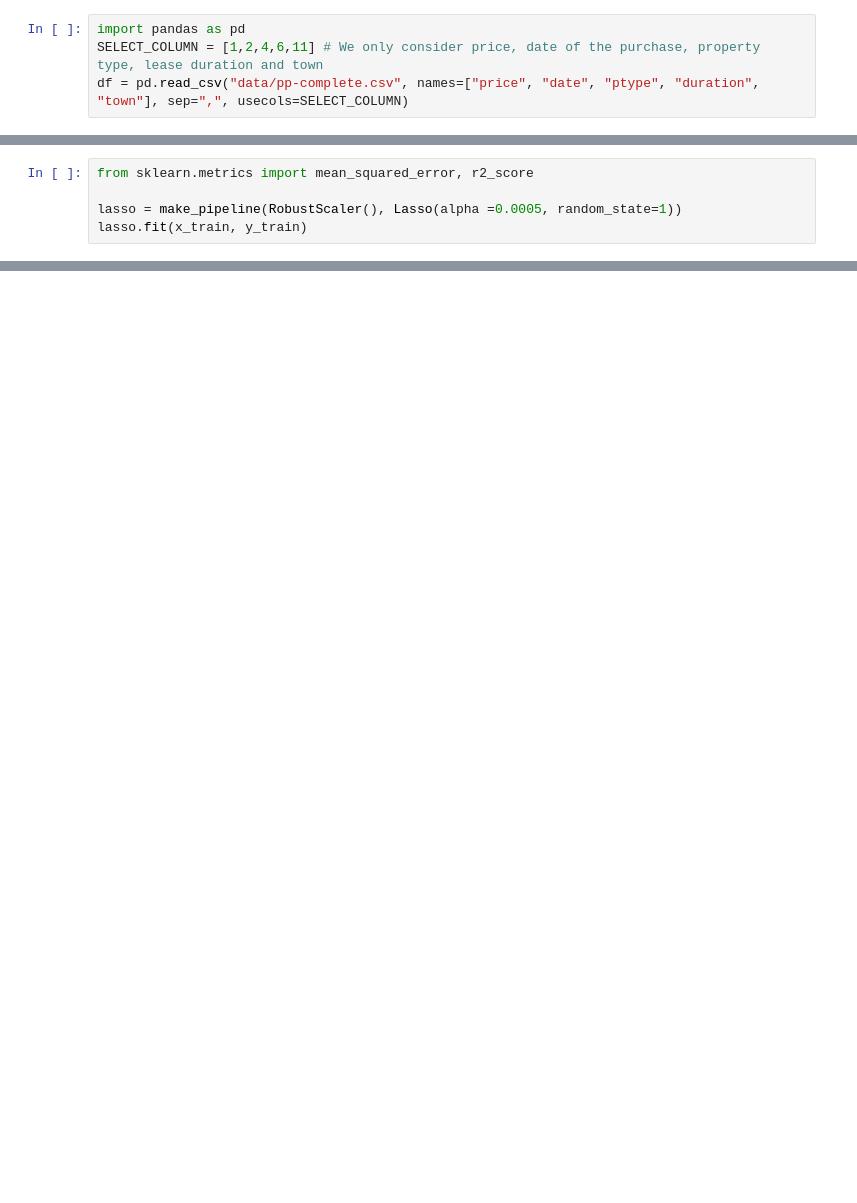
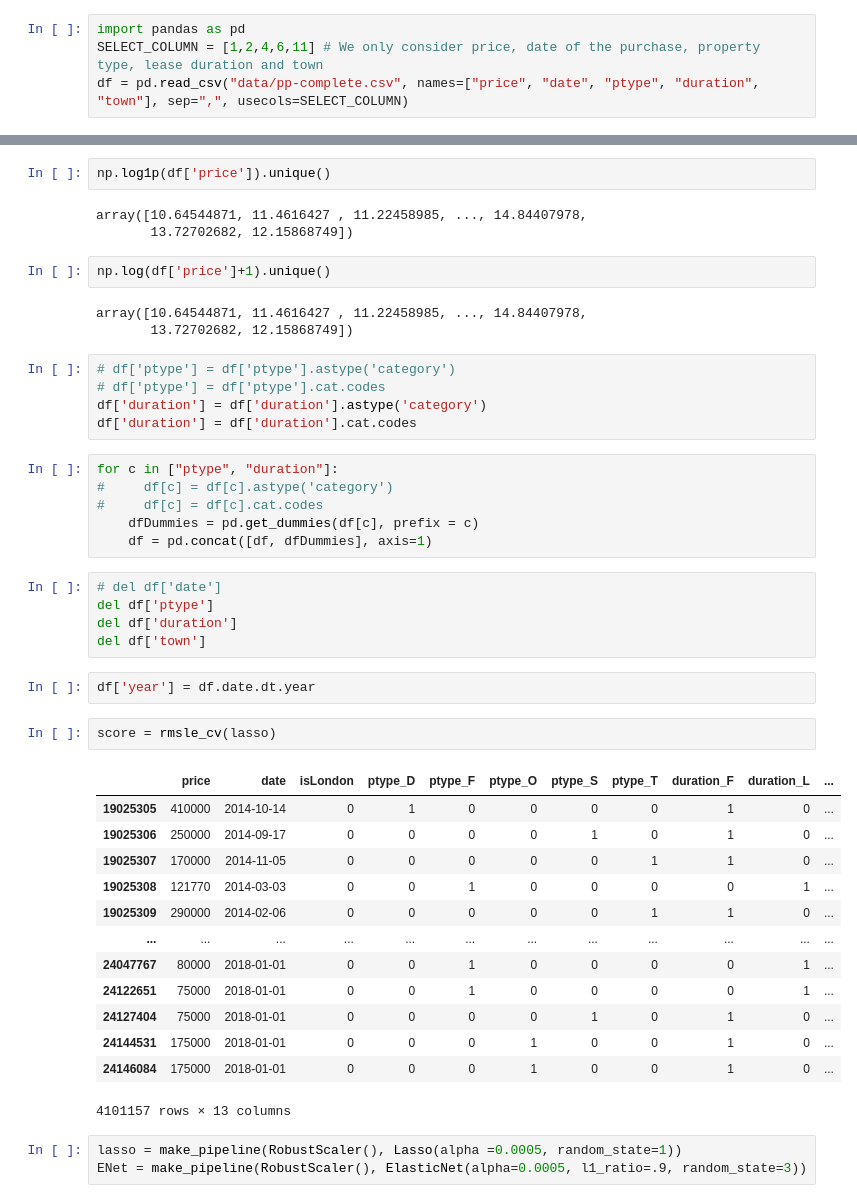
Before and after one commit to feay1234/WikiHow-Task-Based, a Jupyter notebook: Amazon - House Price Prediction.ipynb, the cells around one changed output, grey strips where cells are left out. Saved outputs shown, nothing was run; the diff lists cells and outputs as text; blank space fills up the shorter version.

```diff
--- a/Amazon - House Price Prediction.ipynb
+++ b/Amazon - House Price Prediction.ipynb
@@ -193,5 +20,0 @@ from sklearn.metrics import mean_squared_error
-# %%
-from sklearn.metrics import mean_squared_error, r2_score
-
-lasso = make_pipeline(RobustScaler(), Lasso(alpha =0.0005, random_state=1))
-lasso.fit(x_train, y_train)
@@ -513,0 +208,47 @@ plt.scatter(df['isLondon'] , df['price'])
+# %%
+np.log1p(df['price']).unique()
+# %% [output]
+array([10.64544871, 11.4616427 , 11.22458985, ..., 14.84407978,
+       13.72702682, 12.15868749])
+# %%
+np.log(df['price']+1).unique()
+# %% [output]
+array([10.64544871, 11.4616427 , 11.22458985, ..., 14.84407978,
+       13.72702682, 12.15868749])
+# %%
+# df['ptype'] = df['ptype'].astype('category')
+# df['ptype'] = df['ptype'].cat.codes
+df['duration'] = df['duration'].astype('category')
+df['duration'] = df['duration'].cat.codes
+# %%
+for c in ["ptype", "duration"]:
+#     df[c] = df[c].astype('category')
+#     df[c] = df[c].cat.codes
+    dfDummies = pd.get_dummies(df[c], prefix = c)
+    df = pd.concat([df, dfDummies], axis=1)
+# %%
+# del df['date']
+del df['ptype']
+del df['duration']
+del df['town']
+# %%
+df['year'] = df.date.dt.year
+# %%
+score = rmsle_cv(lasso)
+# %% [output]
+|  | price | date | isLondon | ptype_D | ptype_F | ptype_O | ptype_S | ptype_T | duration_F | duration_L | ... |
+| 19025305 | 410000 | 2014-10-14 | 0 | 1 | 0 | 0 | 0 | 0 | 1 | 0 | ... |
+| 19025306 | 250000 | 2014-09-17 | 0 | 0 | 0 | 0 | 1 | 0 | 1 | 0 | ... |
+| 19025307 | 170000 | 2014-11-05 | 0 | 0 | 0 | 0 | 0 | 1 | 1 | 0 | ... |
+| 19025308 | 121770 | 2014-03-03 | 0 | 0 | 1 | 0 | 0 | 0 | 0 | 1 | ... |
+| 19025309 | 290000 | 2014-02-06 | 0 | 0 | 0 | 0 | 0 | 1 | 1 | 0 | ... |
+| ... | ... | ... | ... | ... | ... | ... | ... | ... | ... | ... | ... |
+| 24047767 | 80000 | 2018-01-01 | 0 | 0 | 1 | 0 | 0 | 0 | 0 | 1 | ... |
+| 24122651 | 75000 | 2018-01-01 | 0 | 0 | 1 | 0 | 0 | 0 | 0 | 1 | ... |
+| 24127404 | 75000 | 2018-01-01 | 0 | 0 | 0 | 0 | 1 | 0 | 1 | 0 | ... |
+| 24144531 | 175000 | 2018-01-01 | 0 | 0 | 0 | 1 | 0 | 0 | 1 | 0 | ... |
+| 24146084 | 175000 | 2018-01-01 | 0 | 0 | 0 | 1 | 0 | 0 | 1 | 0 | ... |
+4101157 rows × 13 columns
+# %%
+lasso = make_pipeline(RobustScaler(), Lasso(alpha =0.0005, random_state=1))
+ENet = make_pipeline(RobustScaler(), ElasticNet(alpha=0.0005, l1_ratio=.9, random_state=3))
```
Also changed, not shown: parts of 90 cells of this notebook, 2 other files.
